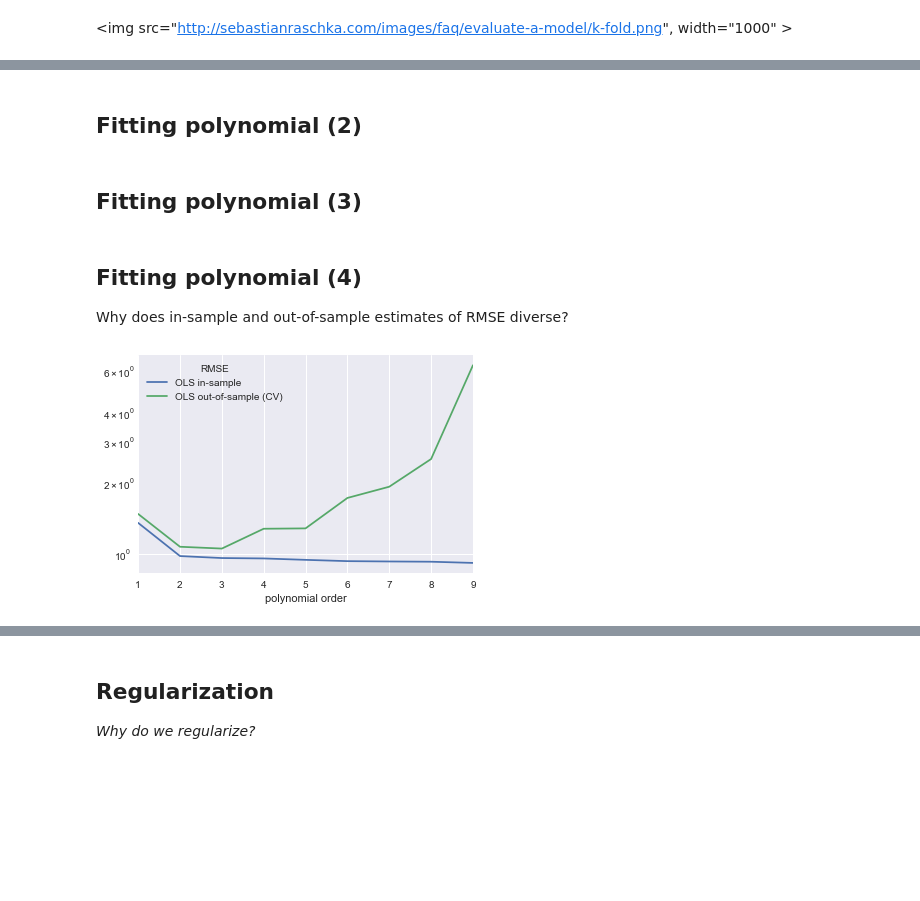
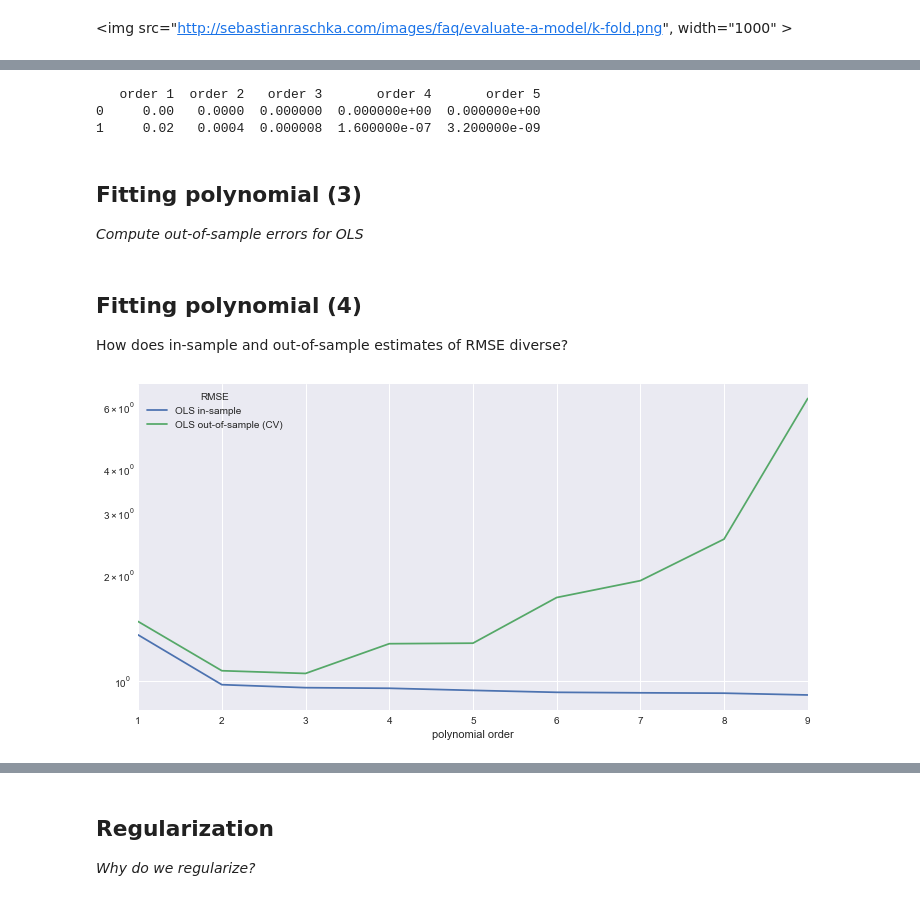
Before and after one commit to abjer/sds2017, a Jupyter notebook: slides/causal_supervised.ipynb, the cells around one changed output, grey strips where cells are left out. Saved outputs shown, nothing was run; the diff lists cells and outputs as text; code cells hidden in the pictures; blank space fills up the shorter version.

```diff
--- a/slides/causal_supervised.ipynb
+++ b/slides/causal_supervised.ipynb
@@ -577,51 +638,47 @@ CV can (and should) be used both to decide hyperparameters and to report goodnes
-# %%
-def my_polynomial(x):
-    'Polyonomial: f(x) = 2+8x^4'
-    return 2+8*x**4
-
-np.random.seed(1234)
-
-x_range = np.arange(0,1,.02)
-fct_values = np.array([my_polynomial(x) for x in x_range]) # true values
-errors =  np.random.normal(size=(50)) # measurement error
-
-y = fct_values + errors # observed outcome data
-# %% [markdown]
-## Fitting polynomial (2)
 # %%
 from sklearn.linear_model import LinearRegression
 
-X_s = []
+X_s = {}
 rmse_in_sample = []
 
-for i in range(1,10):
-    X_s.append(x_range**i)
-    X = np.vstack(X_s).T
+for i in range(1,10): # for each order 1-9
+    X_s['order '+str(i)]= x_range**i  # add polynomial of order i
+    X = pd.concat(X_s,axis=1) # concatename polynomials of order 1,..,i
 
-    model = LinearRegression().fit(X,y)
-    y_pred =  model.predict(X)
+    model = LinearRegression().fit(X,y) # fit linear regression model
+    y_pred =  model.predict(X) # make predictions within-sample
 
     rmse_in_sample.append(np.sqrt(mse(y, y_pred)))
+
+print(X.iloc[:,:5].head(2))
+# %% [output]
+   order 1  order 2   order 3       order 4       order 5
+0     0.00   0.0000  0.000000  0.000000e+00  0.000000e+00
+1     0.02   0.0004  0.000008  1.600000e-07  3.200000e-09
 # %% [markdown]
 ## Fitting polynomial (3)
+
+*Compute out-of-sample errors for OLS*
 # %%
 from sklearn.model_selection import KFold
 
 kf = KFold(n_splits=10, random_state=123)
 
-X_s = []
+X_s = {}
 rmse_CV = []
+coef_CV = []
 
 for i in range(1,10):
-    X_s.append(x_range**i)
-    X = np.vstack(X_s).T
+    X_s['order '+str(i)] = x_range**i
+    X = pd.concat(X_s, axis=1)
 
     rmse_fold = []
+    coef_fold = []
 
     # cross validation loop
     for train_index, test_index in kf.split(X):
-        X_train, X_test = X[train_index], X[test_index]
-        y_train, y_test = y[train_index], y[test_index]
+        X_train, X_test = X.iloc[train_index], X.iloc[test_index]
+        y_train, y_test = y.iloc[train_index], y.iloc[test_index]
 
         model = LinearRegression().fit(X_train,y_train)
         y_pred =  model.predict(X_test)
@@ -629,20 +686,23 @@ for i in range(1,10):
         rmse = np.sqrt(mse(y_test, y_pred))
         rmse_fold.append(rmse)
 
+        coef_fold.append(pd.Series(model.coef_, index=range(1,i+1)))
+
     rmse_CV.append(np.mean(rmse_fold))
+    coef_CV.append(pd.concat(coef_fold,1).T.mean().rename(i))
 # %% [markdown]
 ## Fitting polynomial (4)
 
-Why does in-sample and out-of-sample estimates of RMSE diverse?
+How does in-sample and out-of-sample estimates of RMSE diverse?
 # %%
-f,ax = plt.subplots()
+f,ax = plt.subplots(figsize=(12,6))
 rmse_df = pd.DataFrame(data = [rmse_in_sample, rmse_CV],
                        index = ['OLS in-sample', 'OLS out-of-sample (CV)'],
                        columns = range(1,10)).T
 
 rmse_df.columns.name = 'RMSE'
 rmse_df.index.name = 'polynomial order'
 rmse_df.plot(ax=ax)
 ax.set_yscale('log')
 # %% [output]
-[figure, old version]
+[figure, new version]
```
Also changed, not shown: parts of 39 cells of this notebook, 1 other file.
